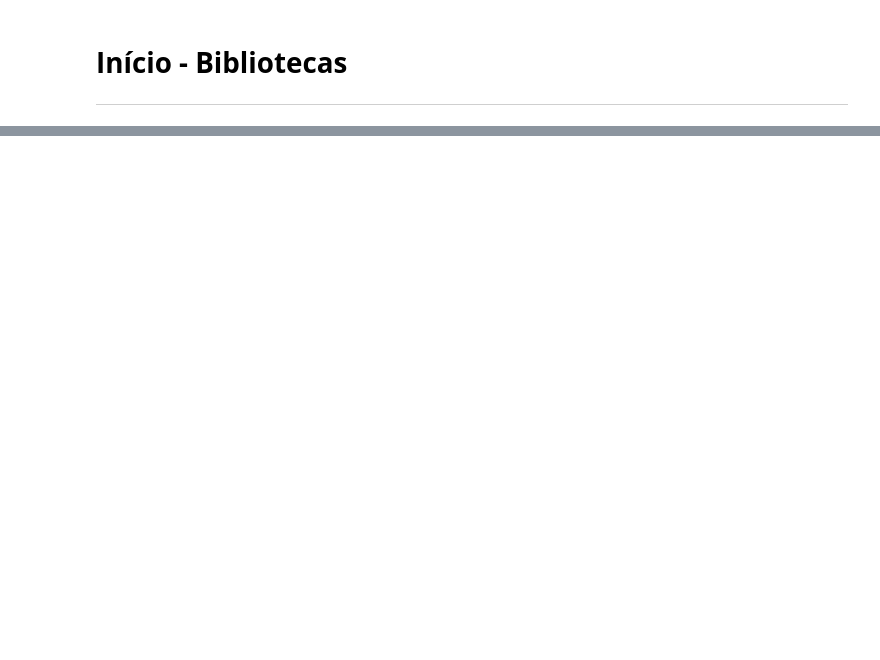
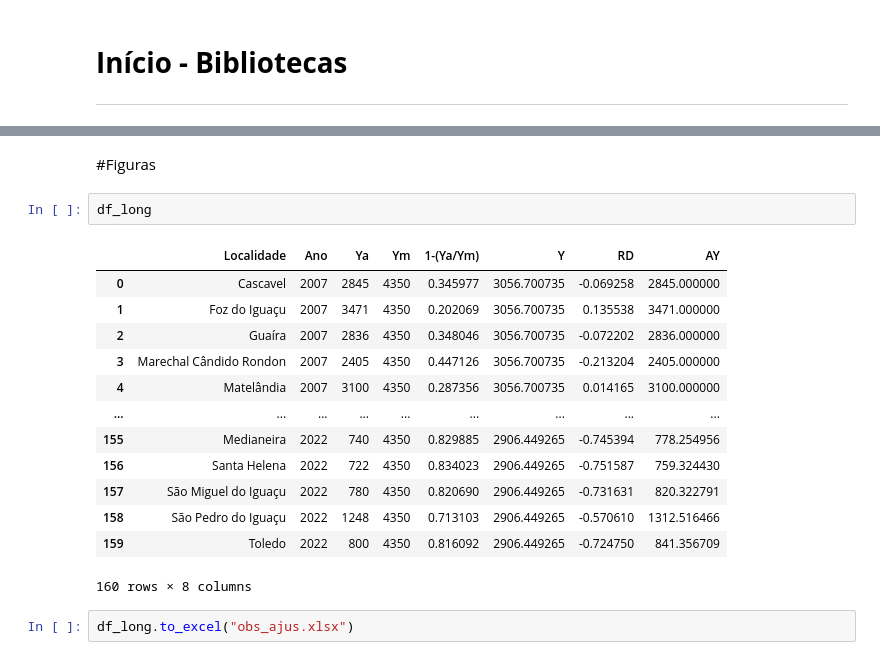
Before and after one commit to fcoliveira-utfpr/aquacrop_ml, a Jupyter notebook: 01_vies_tecnologico.ipynb, the cells around one changed output, grey strips where cells are left out. Cells and saved outputs as stored; diff of their text form; blank space fills up the shorter version.

```diff
--- a/01_vies_tecnologico.ipynb
+++ b/01_vies_tecnologico.ipynb
@@ -161,0 +123,20 @@ df = pd.read_csv(url)
+# %% [markdown]
+#Figuras
+# %%
+df_long
+# %% [output]
+|  | Localidade | Ano | Ya | Ym | 1-(Ya/Ym) | Y | RD | AY |
+| 0 | Cascavel | 2007 | 2845 | 4350 | 0.345977 | 3056.700735 | -0.069258 | 2845.000000 |
+| 1 | Foz do Iguaçu | 2007 | 3471 | 4350 | 0.202069 | 3056.700735 | 0.135538 | 3471.000000 |
+| 2 | Guaíra | 2007 | 2836 | 4350 | 0.348046 | 3056.700735 | -0.072202 | 2836.000000 |
+| 3 | Marechal Cândido Rondon | 2007 | 2405 | 4350 | 0.447126 | 3056.700735 | -0.213204 | 2405.000000 |
+| 4 | Matelândia | 2007 | 3100 | 4350 | 0.287356 | 3056.700735 | 0.014165 | 3100.000000 |
+| ... | ... | ... | ... | ... | ... | ... | ... | ... |
+| 155 | Medianeira | 2022 | 740 | 4350 | 0.829885 | 2906.449265 | -0.745394 | 778.254956 |
+| 156 | Santa Helena | 2022 | 722 | 4350 | 0.834023 | 2906.449265 | -0.751587 | 759.324430 |
+| 157 | São Miguel do Iguaçu | 2022 | 780 | 4350 | 0.820690 | 2906.449265 | -0.731631 | 820.322791 |
+| 158 | São Pedro do Iguaçu | 2022 | 1248 | 4350 | 0.713103 | 2906.449265 | -0.570610 | 1312.516466 |
+| 159 | Toledo | 2022 | 800 | 4350 | 0.816092 | 2906.449265 | -0.724750 | 841.356709 |
+160 rows × 8 columns
+# %%
+df_long.to_excel("obs_ajus.xlsx")
```
Also changed, not shown: parts of 8 cells of this notebook.
